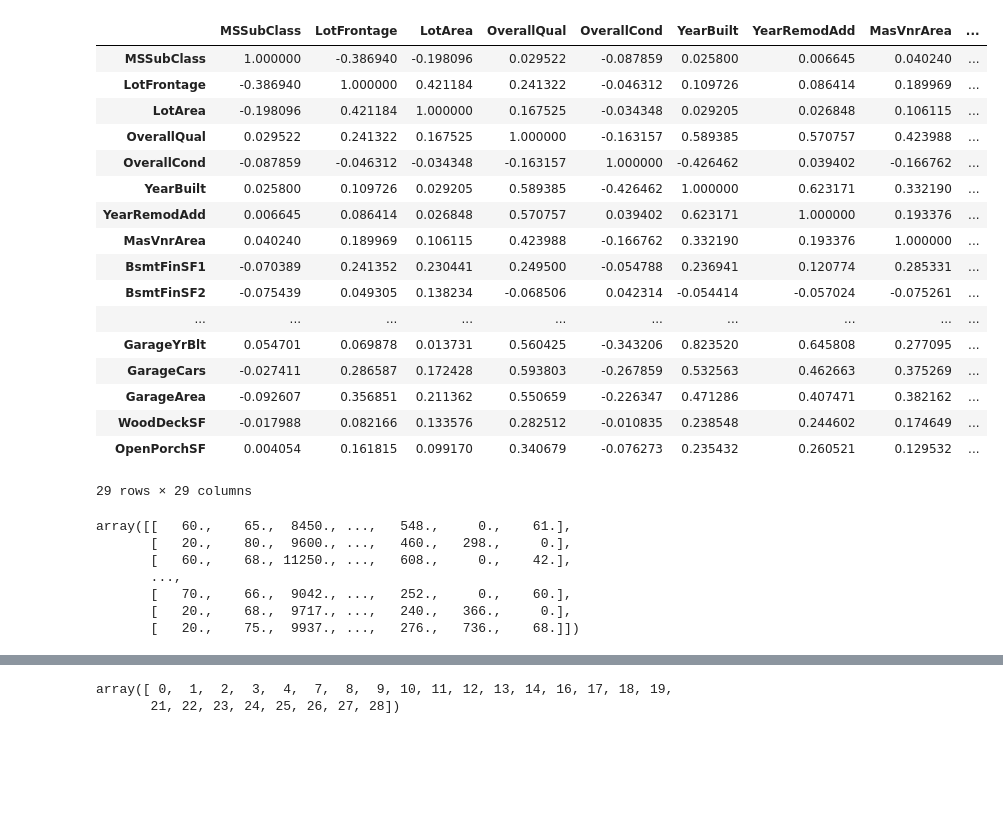
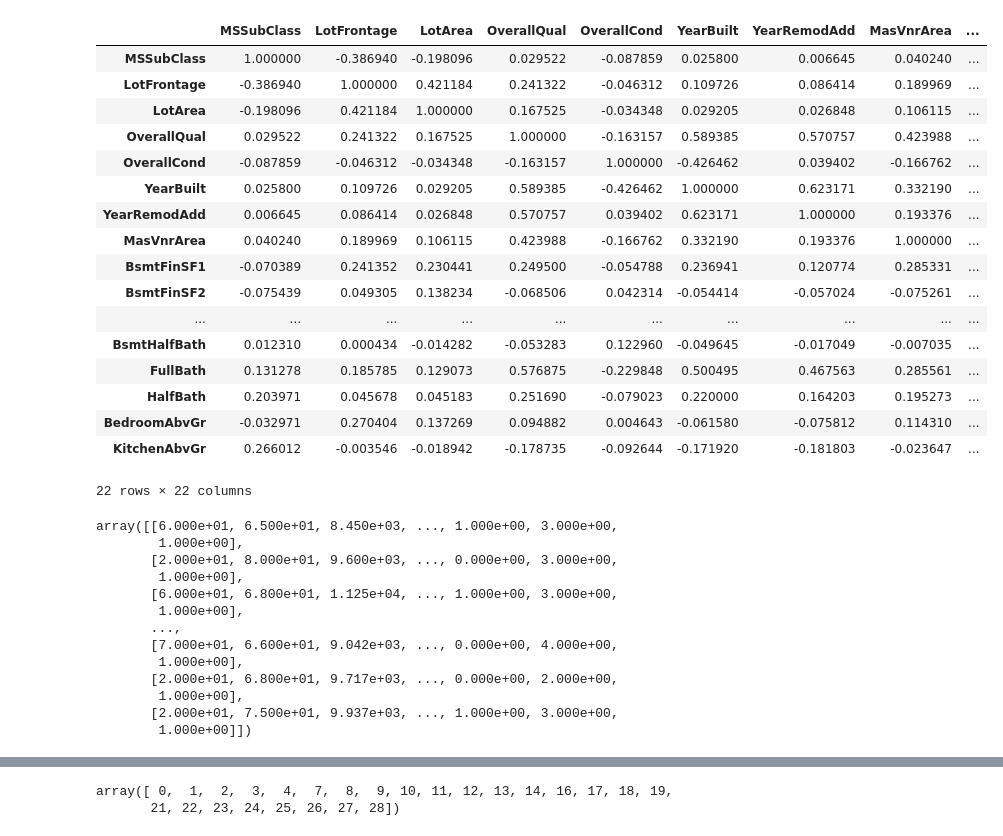
Before and after one commit to CocoRoF/Attention_Based_Feature_reduction, a Jupyter notebook: temp_2.ipynb, the cells around one changed output, grey strips where cells are left out. Cells and saved outputs as stored; diff of their text form; code cells hidden in the pictures; blank space fills up the shorter version.

```diff
--- a/temp_2.ipynb
+++ b/temp_2.ipynb
@@ -12,39 +12,46 @@ numeric_df = df.select_dtypes(include=['int', 'float'])
 # %%
 numeric_df = numeric_df.dropna(axis=0)
 numeric_df.reset_index(inplace=True, drop=True)
+test_df = numeric_df.iloc[:, 1:23]
-# %%
-numeric_df.iloc[:, 1:30].corr()
-# %% [output]
-|  | MSSubClass | LotFrontage | LotArea | OverallQual | OverallCond | YearBuilt | YearRemodAdd | MasVnrArea | ... |
-| MSSubClass | 1.000000 | -0.386940 | -0.198096 | 0.029522 | -0.087859 | 0.025800 | 0.006645 | 0.040240 | ... |
-| LotFrontage | -0.386940 | 1.000000 | 0.421184 | 0.241322 | -0.046312 | 0.109726 | 0.086414 | 0.189969 | ... |
-| LotArea | -0.198096 | 0.421184 | 1.000000 | 0.167525 | -0.034348 | 0.029205 | 0.026848 | 0.106115 | ... |
-| OverallQual | 0.029522 | 0.241322 | 0.167525 | 1.000000 | -0.163157 | 0.589385 | 0.570757 | 0.423988 | ... |
-| OverallCond | -0.087859 | -0.046312 | -0.034348 | -0.163157 | 1.000000 | -0.426462 | 0.039402 | -0.166762 | ... |
-| YearBuilt | 0.025800 | 0.109726 | 0.029205 | 0.589385 | -0.426462 | 1.000000 | 0.623171 | 0.332190 | ... |
-| YearRemodAdd | 0.006645 | 0.086414 | 0.026848 | 0.570757 | 0.039402 | 0.623171 | 1.000000 | 0.193376 | ... |
-| MasVnrArea | 0.040240 | 0.189969 | 0.106115 | 0.423988 | -0.166762 | 0.332190 | 0.193376 | 1.000000 | ... |
-| BsmtFinSF1 | -0.070389 | 0.241352 | 0.230441 | 0.249500 | -0.054788 | 0.236941 | 0.120774 | 0.285331 | ... |
-| BsmtFinSF2 | -0.075439 | 0.049305 | 0.138234 | -0.068506 | 0.042314 | -0.054414 | -0.057024 | -0.075261 | ... |
-| ... | ... | ... | ... | ... | ... | ... | ... | ... | ... |
-| GarageYrBlt | 0.054701 | 0.069878 | 0.013731 | 0.560425 | -0.343206 | 0.823520 | 0.645808 | 0.277095 | ... |
-| GarageCars | -0.027411 | 0.286587 | 0.172428 | 0.593803 | -0.267859 | 0.532563 | 0.462663 | 0.375269 | ... |
-| GarageArea | -0.092607 | 0.356851 | 0.211362 | 0.550659 | -0.226347 | 0.471286 | 0.407471 | 0.382162 | ... |
-| WoodDeckSF | -0.017988 | 0.082166 | 0.133576 | 0.282512 | -0.010835 | 0.238548 | 0.244602 | 0.174649 | ... |
-| OpenPorchSF | 0.004054 | 0.161815 | 0.099170 | 0.340679 | -0.076273 | 0.235432 | 0.260521 | 0.129532 | ... |
-29 rows × 29 columns
+# %%
+test_df.corr()
+# %% [output]
+|  | MSSubClass | LotFrontage | LotArea | OverallQual | OverallCond | YearBuilt | YearRemodAdd | MasVnrArea | ... |
+| MSSubClass | 1.000000 | -0.386940 | -0.198096 | 0.029522 | -0.087859 | 0.025800 | 0.006645 | 0.040240 | ... |
+| LotFrontage | -0.386940 | 1.000000 | 0.421184 | 0.241322 | -0.046312 | 0.109726 | 0.086414 | 0.189969 | ... |
+| LotArea | -0.198096 | 0.421184 | 1.000000 | 0.167525 | -0.034348 | 0.029205 | 0.026848 | 0.106115 | ... |
+| OverallQual | 0.029522 | 0.241322 | 0.167525 | 1.000000 | -0.163157 | 0.589385 | 0.570757 | 0.423988 | ... |
+| OverallCond | -0.087859 | -0.046312 | -0.034348 | -0.163157 | 1.000000 | -0.426462 | 0.039402 | -0.166762 | ... |
+| YearBuilt | 0.025800 | 0.109726 | 0.029205 | 0.589385 | -0.426462 | 1.000000 | 0.623171 | 0.332190 | ... |
+| YearRemodAdd | 0.006645 | 0.086414 | 0.026848 | 0.570757 | 0.039402 | 0.623171 | 1.000000 | 0.193376 | ... |
+| MasVnrArea | 0.040240 | 0.189969 | 0.106115 | 0.423988 | -0.166762 | 0.332190 | 0.193376 | 1.000000 | ... |
+| BsmtFinSF1 | -0.070389 | 0.241352 | 0.230441 | 0.249500 | -0.054788 | 0.236941 | 0.120774 | 0.285331 | ... |
+| BsmtFinSF2 | -0.075439 | 0.049305 | 0.138234 | -0.068506 | 0.042314 | -0.054414 | -0.057024 | -0.075261 | ... |
+| ... | ... | ... | ... | ... | ... | ... | ... | ... | ... |
+| BsmtHalfBath | 0.012310 | 0.000434 | -0.014282 | -0.053283 | 0.122960 | -0.049645 | -0.017049 | -0.007035 | ... |
+| FullBath | 0.131278 | 0.185785 | 0.129073 | 0.576875 | -0.229848 | 0.500495 | 0.467563 | 0.285561 | ... |
+| HalfBath | 0.203971 | 0.045678 | 0.045183 | 0.251690 | -0.079023 | 0.220000 | 0.164203 | 0.195273 | ... |
+| BedroomAbvGr | -0.032971 | 0.270404 | 0.137269 | 0.094882 | 0.004643 | -0.061580 | -0.075812 | 0.114310 | ... |
+| KitchenAbvGr | 0.266012 | -0.003546 | -0.018942 | -0.178735 | -0.092644 | -0.171920 | -0.181803 | -0.023647 | ... |
+22 rows × 22 columns
 # %%
-array_df = np.array(numeric_df.iloc[:, 1:30])
+array_df = np.array(test_df)
 array_df = np.round(array_df, 3)
 array_df
 # %% [output]
-array([[   60.,    65.,  8450., ...,   548.,     0.,    61.],
-       [   20.,    80.,  9600., ...,   460.,   298.,     0.],
-       [   60.,    68., 11250., ...,   608.,     0.,    42.],
+array([[6.000e+01, 6.500e+01, 8.450e+03, ..., 1.000e+00, 3.000e+00,
+        1.000e+00],
+       [2.000e+01, 8.000e+01, 9.600e+03, ..., 0.000e+00, 3.000e+00,
+        1.000e+00],
+       [6.000e+01, 6.800e+01, 1.125e+04, ..., 1.000e+00, 3.000e+00,
+        1.000e+00],
        ...,
-       [   70.,    66.,  9042., ...,   252.,     0.,    60.],
-       [   20.,    68.,  9717., ...,   240.,   366.,     0.],
-       [   20.,    75.,  9937., ...,   276.,   736.,    68.]])
+       [7.000e+01, 6.600e+01, 9.042e+03, ..., 0.000e+00, 4.000e+00,
+        1.000e+00],
+       [2.000e+01, 6.800e+01, 9.717e+03, ..., 0.000e+00, 2.000e+00,
+        1.000e+00],
+       [2.000e+01, 7.500e+01, 9.937e+03, ..., 1.000e+00, 3.000e+00,
+        1.000e+00]])
 # %%
 from util.module import *
 # %%
```
Also changed, not shown: parts of 3 cells of this notebook.
